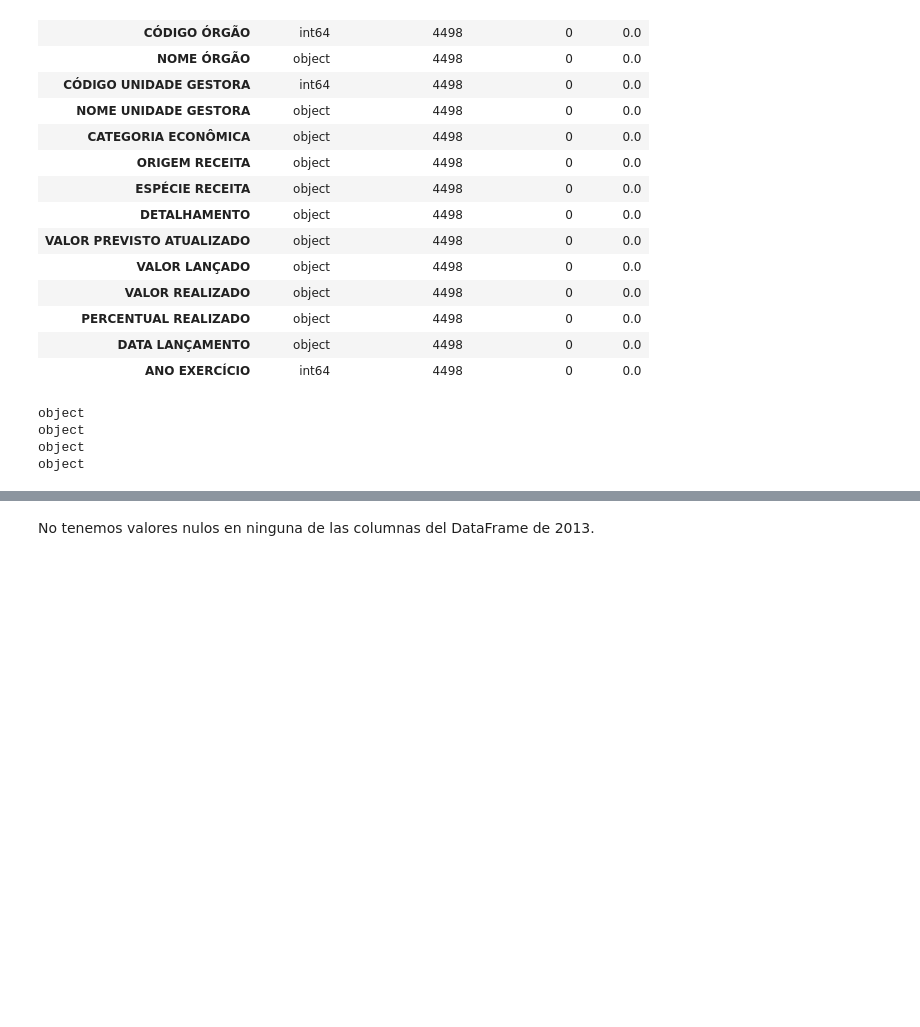
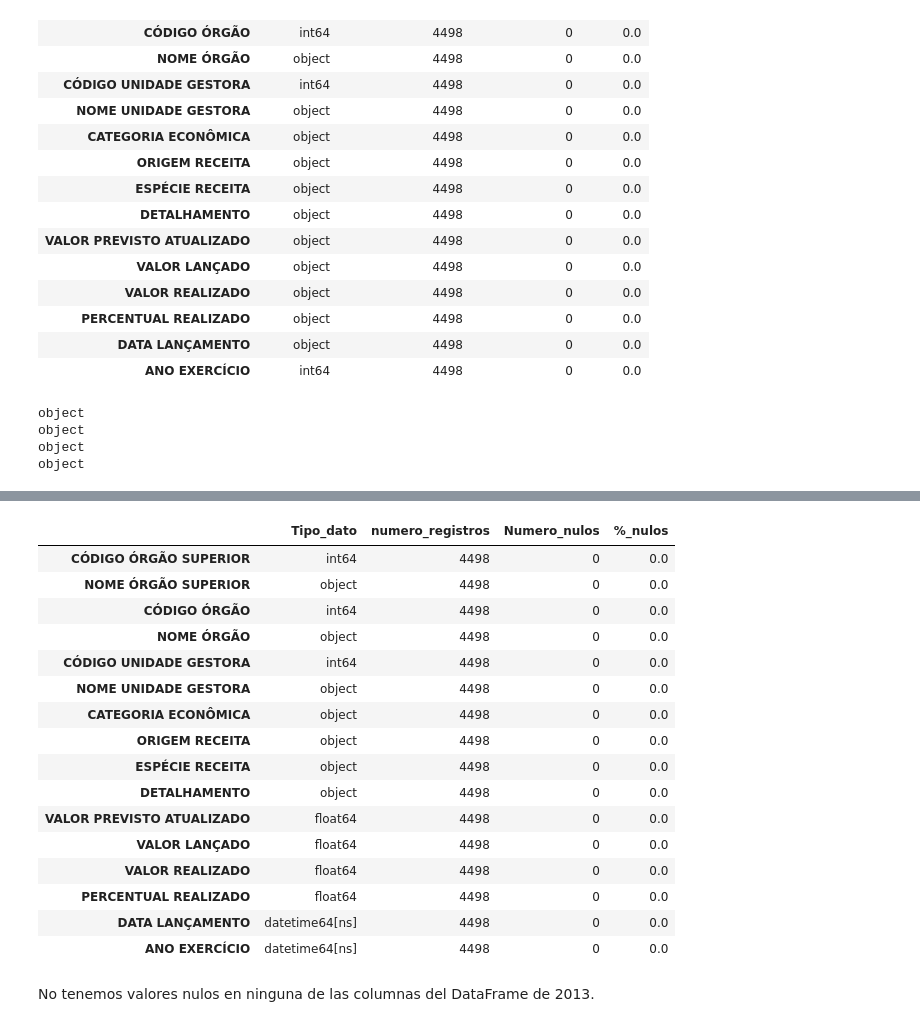
Before and after one commit to Gabijc/Proyecto2_Analisis_Ingresos_Brasil, a Jupyter notebook: EDA_datos_Brasil.ipynb, the cells around one changed output, grey strips where cells are left out. Cells and saved outputs as stored; diff of their text form; code cells hidden in the pictures; blank space fills up the shorter version.

```diff
--- a/EDA_datos_Brasil.ipynb
+++ b/EDA_datos_Brasil.ipynb
@@ -137,3 +163,23 @@ object
+# %%
+info_df(datos_2013)
+# %% [output]
+|  | Tipo_dato | numero_registros | Numero_nulos | %_nulos |
+| CÓDIGO ÓRGÃO SUPERIOR | int64 | 4498 | 0 | 0.0 |
+| NOME ÓRGÃO SUPERIOR | object | 4498 | 0 | 0.0 |
+| CÓDIGO ÓRGÃO | int64 | 4498 | 0 | 0.0 |
+| NOME ÓRGÃO | object | 4498 | 0 | 0.0 |
+| CÓDIGO UNIDADE GESTORA | int64 | 4498 | 0 | 0.0 |
+| NOME UNIDADE GESTORA | object | 4498 | 0 | 0.0 |
+| CATEGORIA ECONÔMICA | object | 4498 | 0 | 0.0 |
+| ORIGEM RECEITA | object | 4498 | 0 | 0.0 |
+| ESPÉCIE RECEITA | object | 4498 | 0 | 0.0 |
+| DETALHAMENTO | object | 4498 | 0 | 0.0 |
+| VALOR PREVISTO ATUALIZADO | float64 | 4498 | 0 | 0.0 |
+| VALOR LANÇADO | float64 | 4498 | 0 | 0.0 |
+| VALOR REALIZADO | float64 | 4498 | 0 | 0.0 |
+| PERCENTUAL REALIZADO | float64 | 4498 | 0 | 0.0 |
+| DATA LANÇAMENTO | datetime64[ns] | 4498 | 0 | 0.0 |
+| ANO EXERCÍCIO | datetime64[ns] | 4498 | 0 | 0.0 |
 # %% [markdown]
 No tenemos valores nulos en ninguna de las columnas del DataFrame de 2013.
 # %%
```
Also changed, not shown: parts of 23 cells of this notebook.
